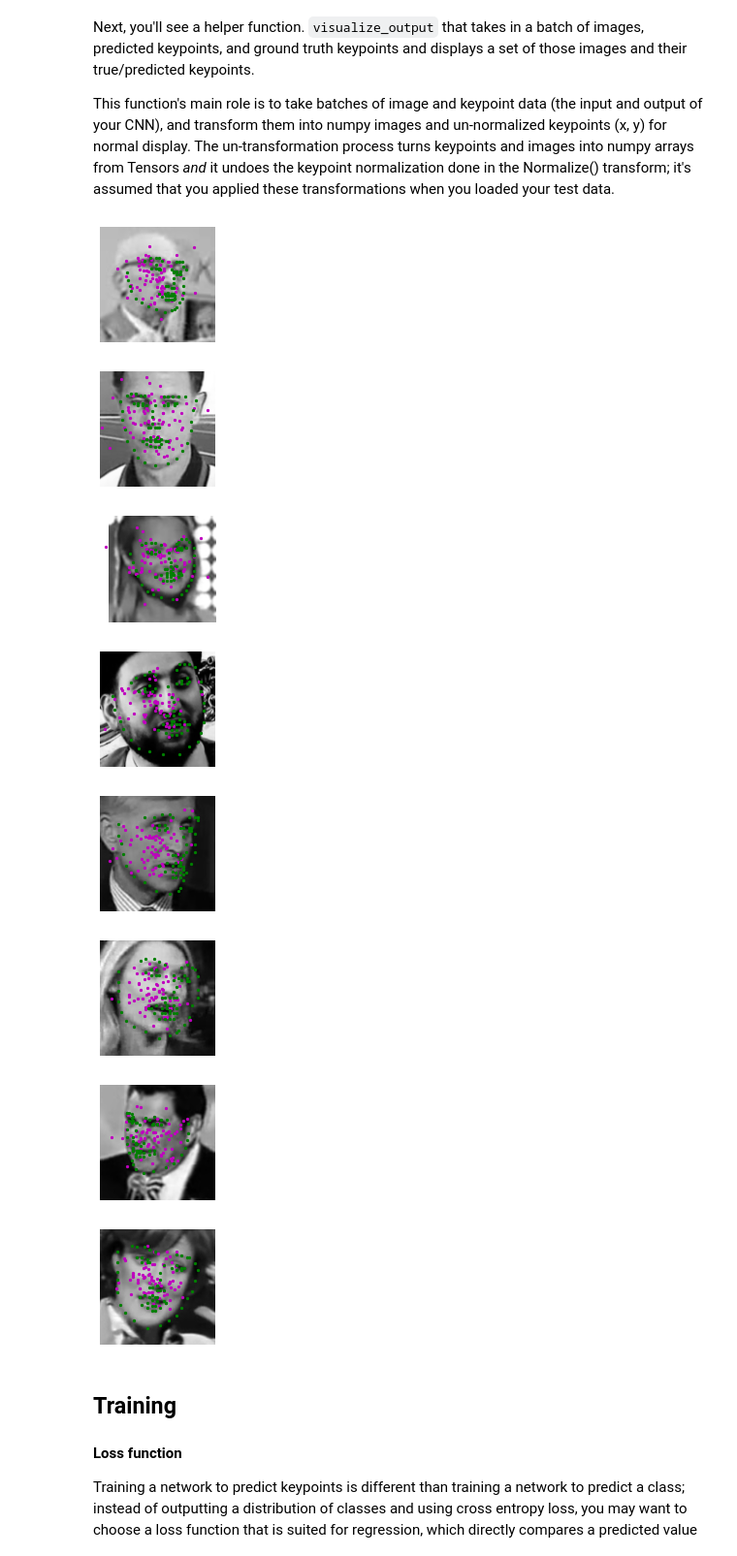
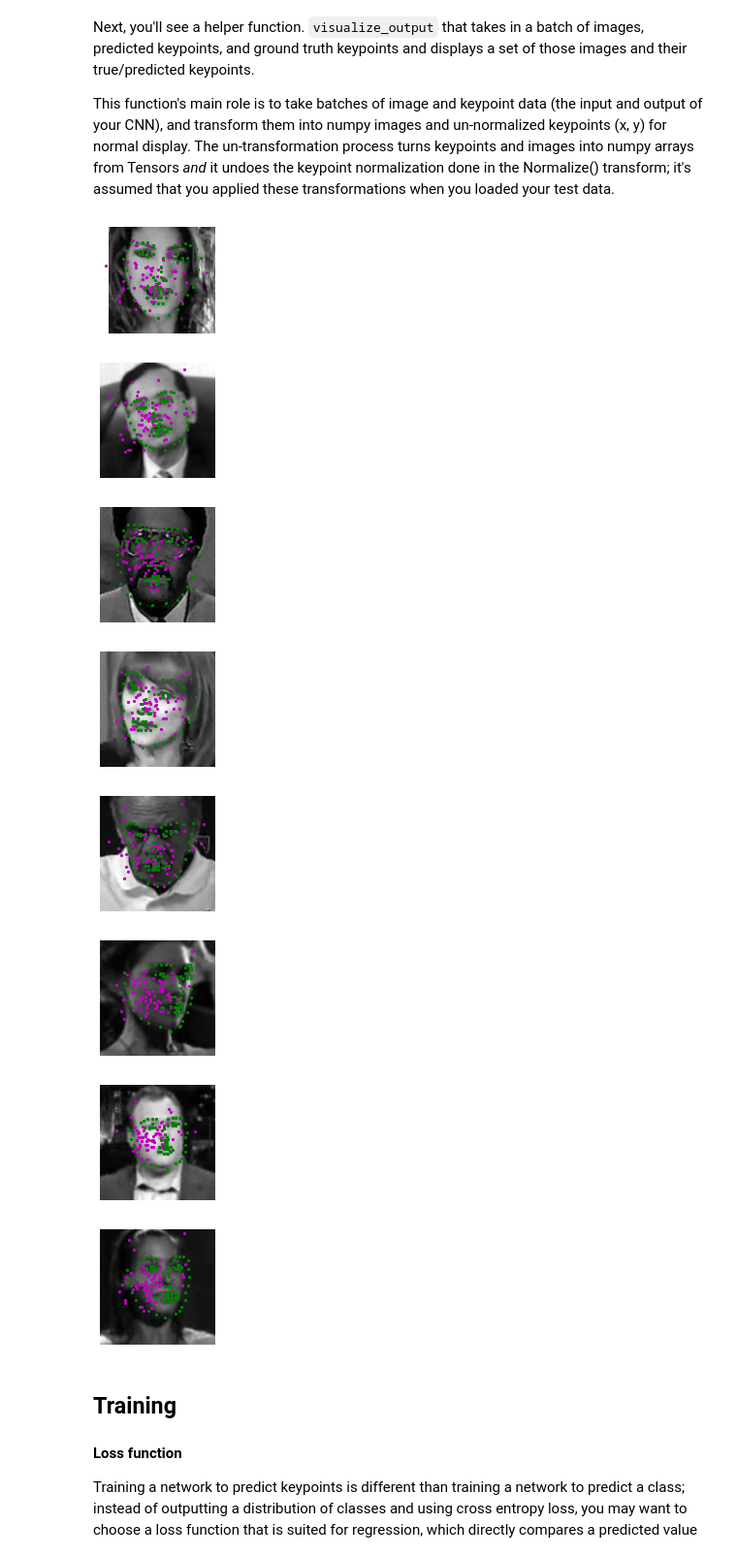
Before and after one commit to wronaq/FacialKeypointDetection, a Jupyter notebook: 2. Define the Network Architecture.ipynb, the cells around one changed output. Shown at 97% size. Cells and saved outputs as stored; diff of their text form; code cells hidden in the pictures.

```diff
--- a/2. Define the Network Architecture.ipynb
+++ b/2. Define the Network Architecture.ipynb
@@ -112,11 +120,14 @@ import torch
 import torch.nn as nn
 import torch.nn.functional as F
 
+device = torch.device("cuda" if torch.cuda.is_available() else "cpu")
+
 ## TODO: Once you've define the network, you can instantiate it
 # one example conv layer has been provided for you
 from models import Resnet18_gray
 
 net = Resnet18_gray()
+net.to(device)
 print(net)
 # %% [output]
 Resnet18_gray(
@@ -235,7 +246,7 @@ test_dataset = FacialKeypointsDataset(csv_file='data/test_frames_keypoints.csv',
                                              transform=data_transform)
 # %%
 # load test data in batches
-batch_size = 32
+batch_size = 128
 
 valid_loader = DataLoader(valid_dataset,
                           batch_size=batch_size,
@@ -259,17 +270,17 @@ This function test how the network performs on the first batch of test data. It
 # %%
 # test the model on a batch of test images
 
-def net_sample_output():
+def net_sample_output(loader):
 
     # iterate through the test dataset
-    for i, sample in enumerate(valid_loader):
+    for i, sample in enumerate(loader):
 
         # get sample data: images and ground truth keypoints
         images = sample['image']
         key_pts = sample['keypoints']
 
         # convert images to FloatTensors
-        images = images.type(torch.FloatTensor)
+        images = images.type(torch.FloatTensor).to(device)
 
         # forward pass to get net output
         output_pts = net(images)
@@ -287,7 +298,7 @@ If you get a size or dimension error here, make sure that your network outputs t
 # %%
 # call the above function
 # returns: test images, test predicted keypoints, test ground truth keypoints
-valid_images, valid_outputs, gt_pts = net_sample_output()
+valid_images, valid_outputs, gt_pts = net_sample_output(valid_loader)
 
 # print out the dimensions of the data to see if they make sense
 print(valid_images.data.size())
@@ -325,43 +336,43 @@ def visualize_output(valid_images, valid_outputs, gt_pts=None, batch_size=8):
 
     for i in range(batch_size):
         plt.figure(figsize=(20,10))
         ax = plt.subplot(1, batch_size, i+1)
 
         # un-transform the image data
         image = valid_images[i].data   # get the image from it's Variable wrapper
-        image = image.numpy()   # convert to numpy array from a Tensor
+        image = image.cpu().numpy()   # convert to numpy array from a Tensor
         image = np.transpose(image, (1, 2, 0))   # transpose to go from torch to numpy image
 
         # un-transform the predicted key_pts data
         predicted_key_pts = valid_outputs[i].data
-        predicted_key_pts = predicted_key_pts.numpy()
+        predicted_key_pts = predicted_key_pts.cpu().numpy()
         # undo normalization of keypoints
         predicted_key_pts = predicted_key_pts*50.0+100
 
         # plot ground truth points for comparison, if they exist
         ground_truth_pts = None
         if gt_pts is not None:
             ground_truth_pts = gt_pts[i]
             ground_truth_pts = ground_truth_pts*50.0+100
 
         # call show_all_keypoints
         show_all_keypoints(np.squeeze(image), predicted_key_pts, ground_truth_pts)
 
         plt.axis('off')
 
     plt.show()
 
 # call it
 visualize_output(valid_images, valid_outputs, gt_pts)
 # %% [output]
-[figure, old version]
+[figure, new version]
-[figure, old version]
+[figure, new version]
-[figure, old version]
+[figure, new version]
-[figure, old version]
+[figure, new version]
-[figure, old version]
+[figure, new version]
-[figure, old version]
+[figure, new version]
-[figure, old version]
+[figure, new version]
-[figure, old version]
+[figure, new version]
 # %% [markdown]
 ## Training
 
```
Also changed, not shown: parts of 16 cells of this notebook.
